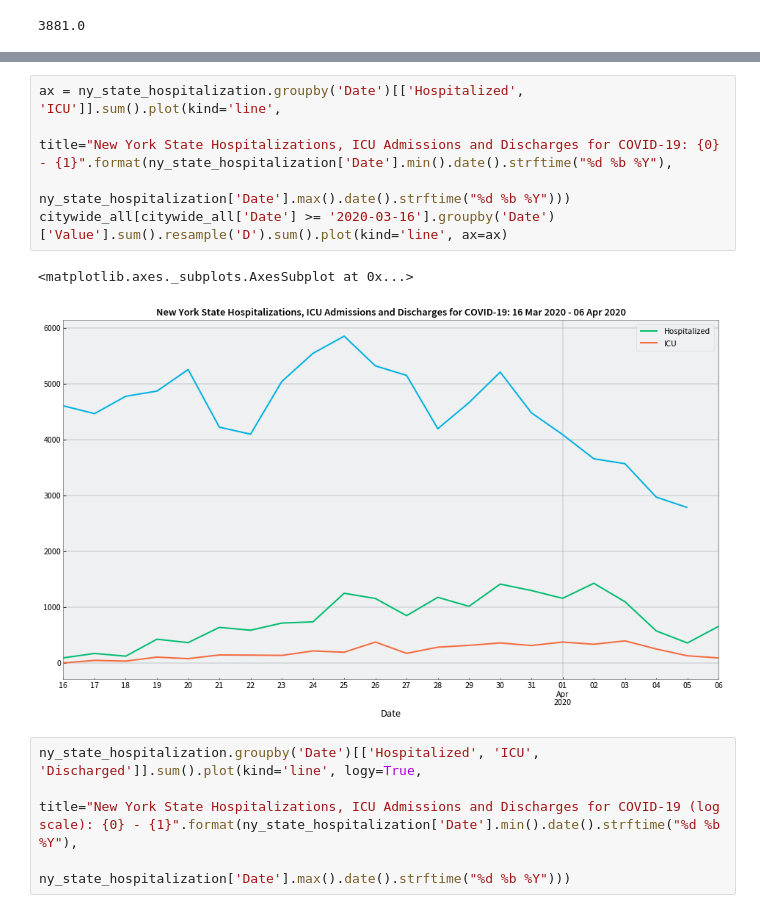
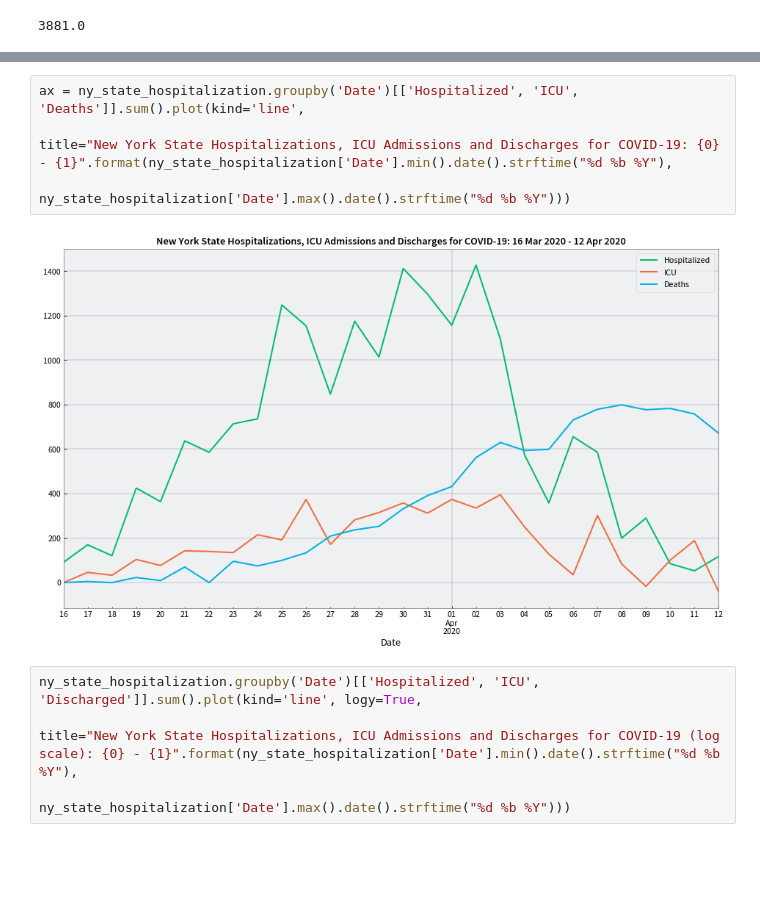
Before and after one commit to RobSpectre/COVID-19-Analysis, a Jupyter notebook: COVID-19 New York State Hospitalizations.ipynb, the cells around one changed output, grey strips where cells are left out. Cells and saved outputs as stored; diff of their text form; blank space fills up the shorter version.

Commit message:
1) Added New York state hospitalization data for 10 April 2020. Includes new column for New COVID Hospitalizations - think that is the actual number now.

```diff
--- a/COVID-19 New York State Hospitalizations.ipynb
+++ b/COVID-19 New York State Hospitalizations.ipynb
@@ -233,11 +237,9 @@ Text(0, 0.5, 'New York City ER Visits')
 # %%
-ax = ny_state_hospitalization.groupby('Date')[['Hospitalized', 'ICU']].sum().plot(kind='line',
+ax = ny_state_hospitalization.groupby('Date')[['Hospitalized', 'ICU', 'Deaths']].sum().plot(kind='line',
                                                                                   title="New York State Hospitalizations, ICU Admissions and Discharges for COVID-19: {0} - {1}".format(ny_state_hospitalization['Date'].min().date().strftime("%d %b %Y"),
                                                                                                                                                                                                  ny_state_hospitalization['Date'].max().date().strftime("%d %b %Y")))
-citywide_all[citywide_all['Date'] >= '2020-03-16'].groupby('Date')['Value'].sum().resample('D').sum().plot(kind='line', ax=ax)
 # %% [output]
-<matplotlib.axes._subplots.AxesSubplot at 0x...>
-[figure, old version]
+[figure, new version]
 # %%
 ny_state_hospitalization.groupby('Date')[['Hospitalized', 'ICU', 'Discharged']].sum().plot(kind='line', logy=True,
                                                                                            title="New York State Hospitalizations, ICU Admissions and Discharges for COVID-19 (log scale): {0} - {1}".format(ny_state_hospitalization['Date'].min().date().strftime("%d %b %Y"),
```
Also changed, not shown: parts of 6 cells of this notebook, 3 other files.
